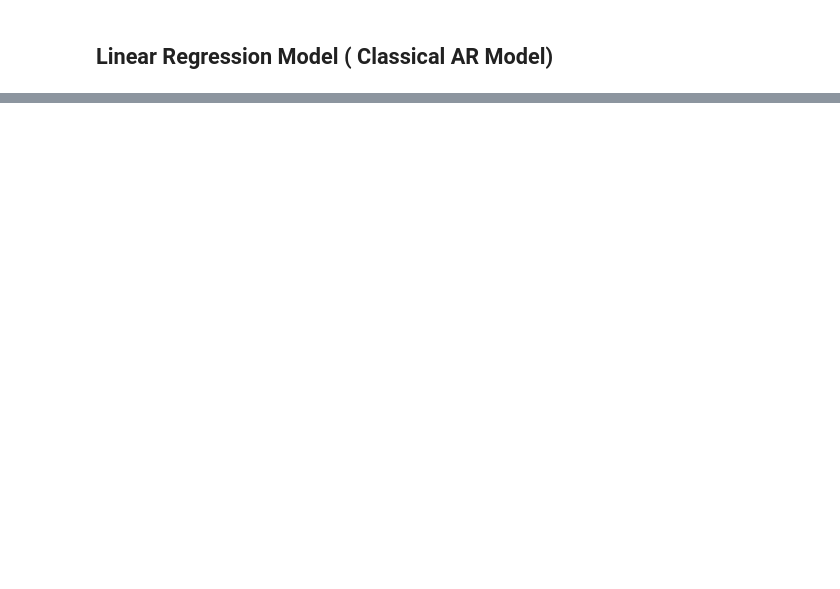
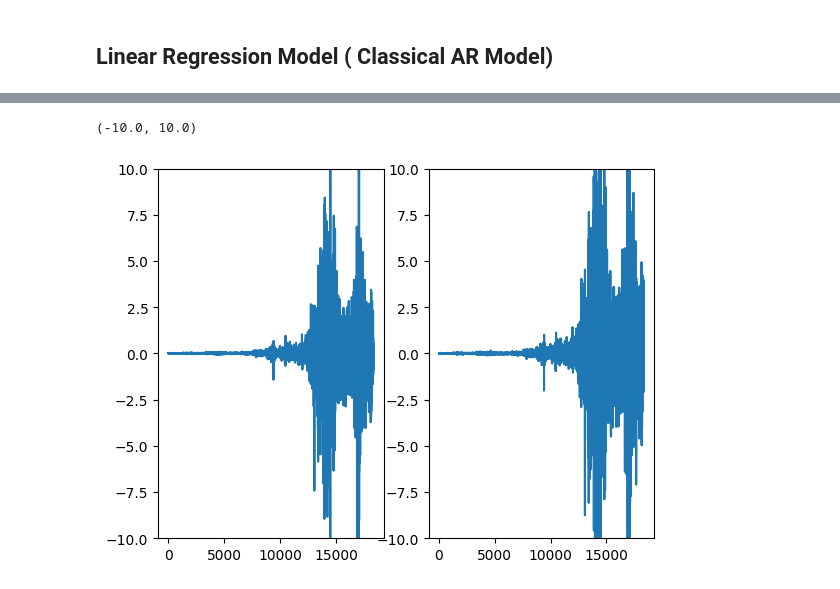
Before and after one commit to Aerospace87/ML-projects, a Jupyter notebook: tensorflow/Time_Series.ipynb, the cells around one changed output, grey strips where cells are left out. Saved outputs shown, nothing was run; the diff lists cells and outputs as text; code cells hidden in the pictures; blank space fills up the shorter version.

Commit message:
First attempt of Linear Regression

```diff
--- a/tensorflow/Time_Series.ipynb
+++ b/tensorflow/Time_Series.ipynb
@@ -606,5 +616,5 @@ linear_model.compile(loss=Huber(),
               optimizer=optimizer,
               metrics=["mae"])
 # %%
-linear_model.fit(train_set, epochs=100, validation_data=val_set)
+linear_model.fit(diff_train_set, epochs=12, validation_data=diff_val_set)
 # %% [output]
@@ -630 +640,12 @@ Epoch 100/100
 <keras.src.callbacks.history.History at 0x...>
+# %%
+def get_val_dataset(series, samples_per_window=2, windows_per_batch=2):
+  dataset = tf.data.Dataset.from_tensor_slices(series)
+  dataset = dataset.window(size=samples_per_window - 1, shift=1, drop_remainder=True)
+  dataset = dataset.flat_map(lambda window: window.batch(samples_per_window))
+  dataset  = dataset.batch(windows_per_batch).prefetch(1)
+  return dataset
+# %%
+test =  get_val_dataset(diff_training_values, samples_per_window= samples_per_window)
+# %%
+diff_pred = linear_model.predict(test)
@@ -630,0 +654,9 @@ Epoch 100/100
+# %%
+fig, axes = plt.subplots(1,2)
+axes[0].plot(diff_pred, label='diff_pred')
+axes[0].set_ylim(-10,10)
+axes[1].plot(diff_training_values[samples_per_window - 2:], label='diff_validation')
+axes[1].set_ylim(-10,10)
+# %% [output]
+(-10.0, 10.0)
+[figure, added]
```
Also changed, not shown: parts of 19 cells of this notebook.
